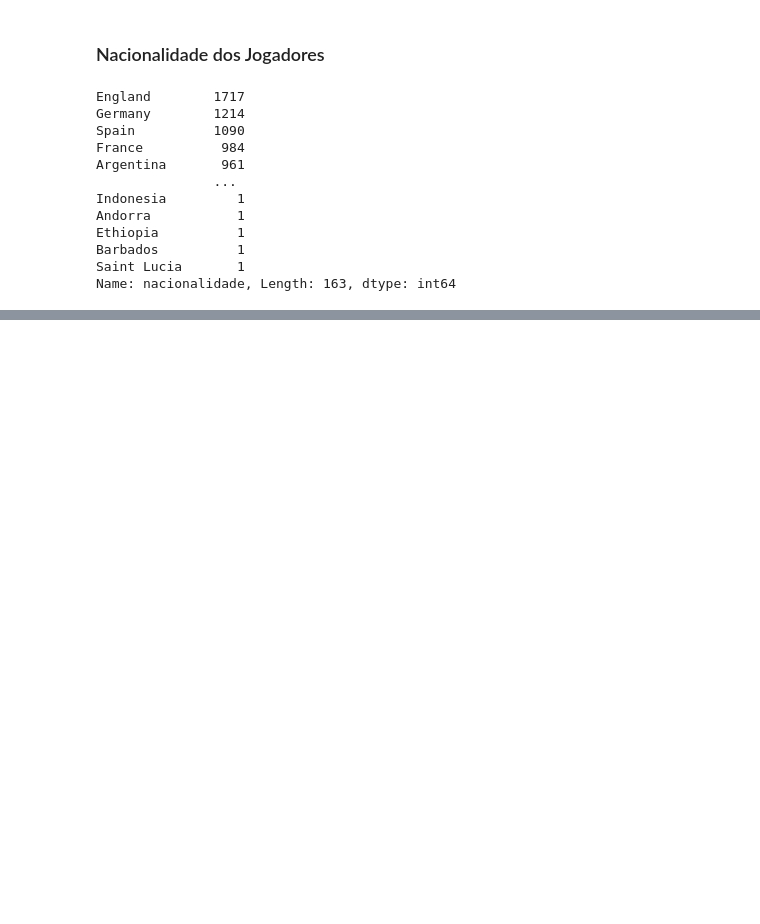
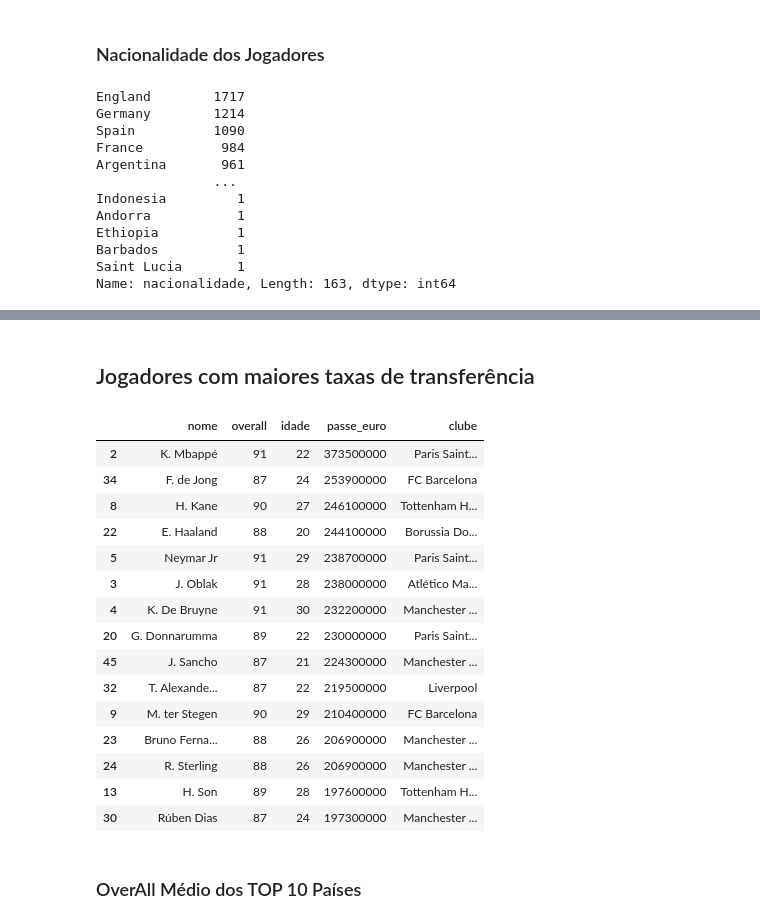
Before and after one commit to leovasc5/exploratory-analysis-of-FIFA-22-data, a Jupyter notebook: curiosidades.ipynb, the cells around one changed output, grey strips where cells are left out. Drawn from its saved outputs; the diff is of its cells as text; code cells hidden in the pictures; blank space fills up the shorter version.

```diff
--- a/curiosidades.ipynb
+++ b/curiosidades.ipynb
@@ -208,0 +191,24 @@ plt.show()
+# %% [markdown]
+## Jogadores com maiores taxas de transferência
+# %%
+temp = df.sort_values(by=['passe_euro'], ascending=False)
+temp[['nome', 'overall', 'idade', 'passe_euro', 'clube']].head(15)
+# %% [output]
+|  | nome | overall | idade | passe_euro | clube |
+| 2 | K. Mbappé | 91 | 22 | 373500000 | Paris Saint... |
+| 34 | F. de Jong | 87 | 24 | 253900000 | FC Barcelona |
+| 8 | H. Kane | 90 | 27 | 246100000 | Tottenham H... |
+| 22 | E. Haaland | 88 | 20 | 244100000 | Borussia Do... |
+| 5 | Neymar Jr | 91 | 29 | 238700000 | Paris Saint... |
+| 3 | J. Oblak | 91 | 28 | 238000000 | Atlético Ma... |
+| 4 | K. De Bruyne | 91 | 30 | 232200000 | Manchester ... |
+| 20 | G. Donnarumma | 89 | 22 | 230000000 | Paris Saint... |
+| 45 | J. Sancho | 87 | 21 | 224300000 | Manchester ... |
+| 32 | T. Alexande... | 87 | 22 | 219500000 | Liverpool |
+| 9 | M. ter Stegen | 90 | 29 | 210400000 | FC Barcelona |
+| 23 | Bruno Ferna... | 88 | 26 | 206900000 | Manchester ... |
+| 24 | R. Sterling | 88 | 26 | 206900000 | Manchester ... |
+| 13 | H. Son | 89 | 28 | 197600000 | Tottenham H... |
+| 30 | Rúben Dias | 87 | 24 | 197300000 | Manchester ... |
+# %% [markdown]
+### OverAll Médio dos TOP 10 Países
```
Also changed, not shown: parts of 19 cells of this notebook, 1 other file.
